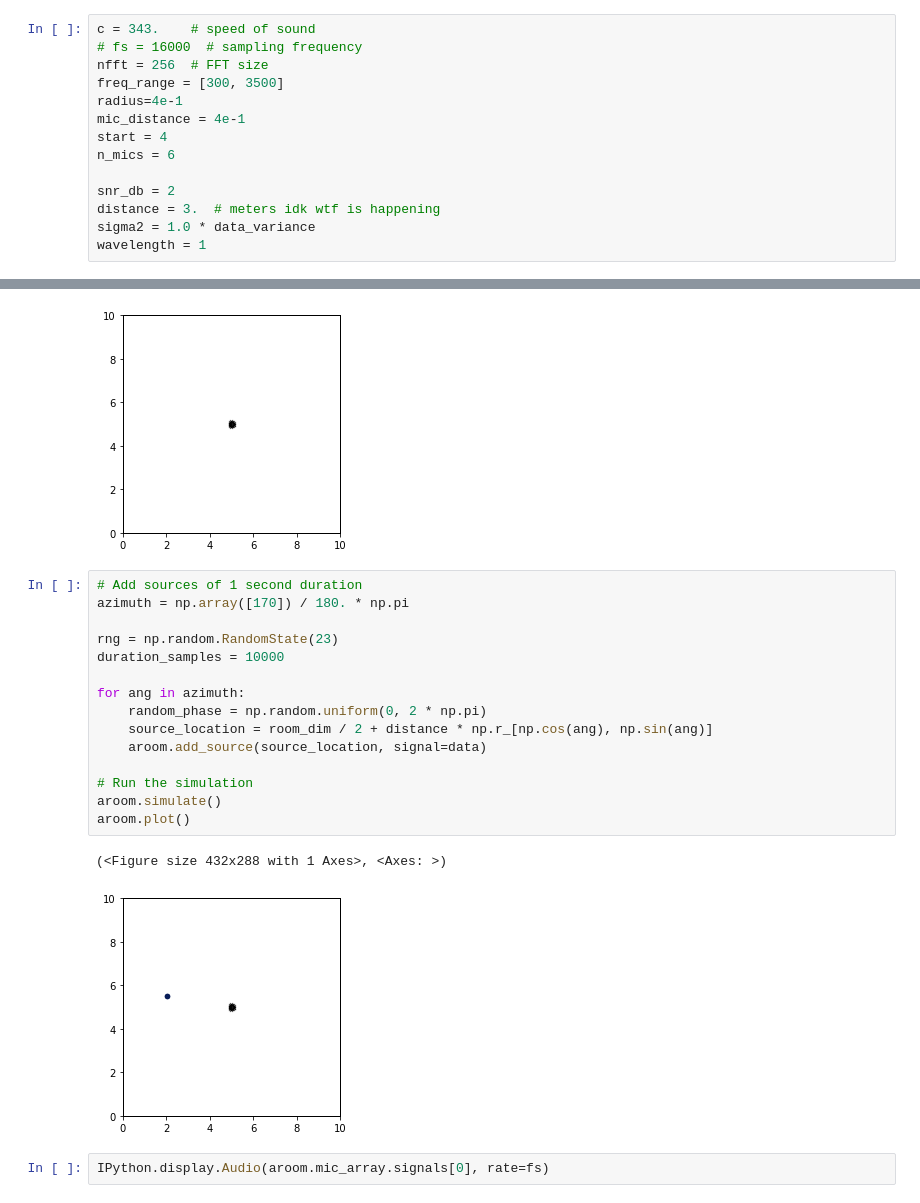
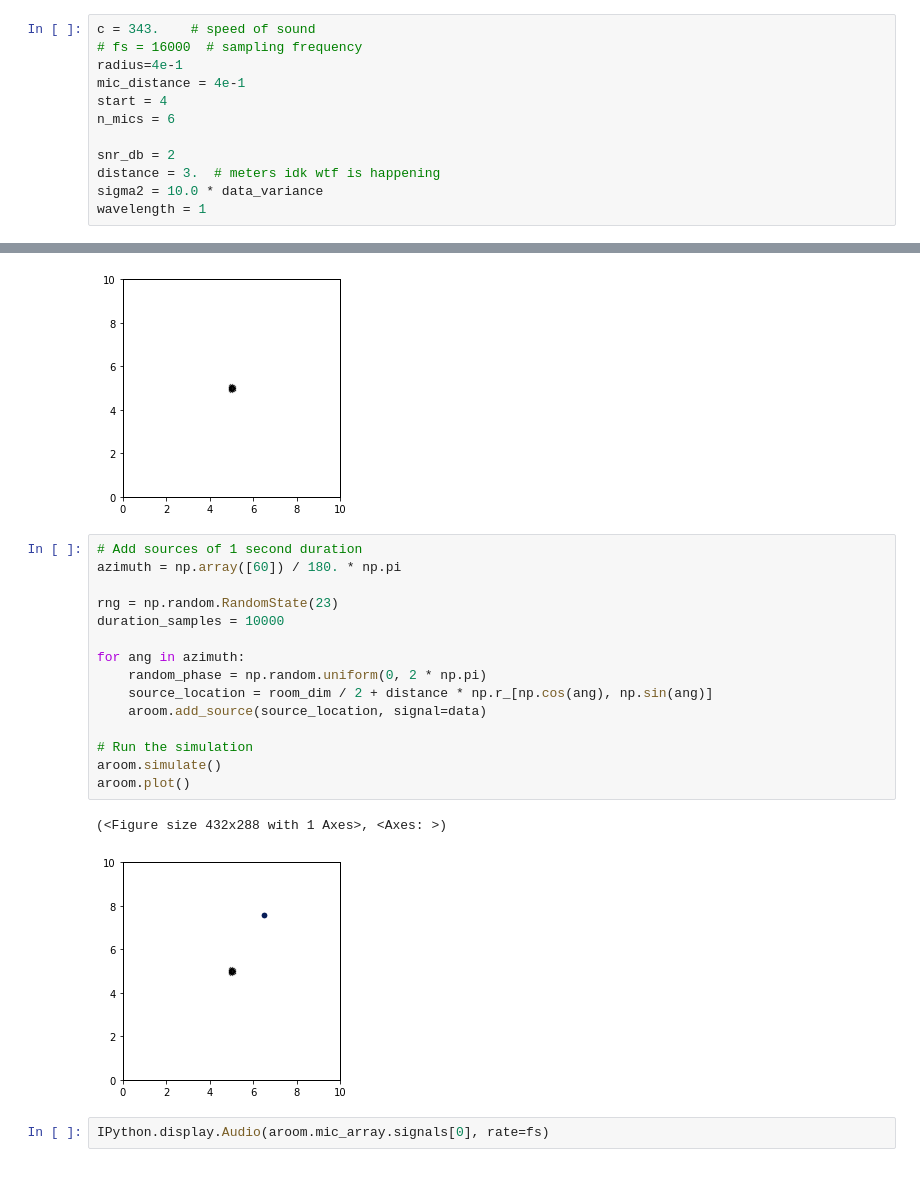
Before and after one commit to MichelDucartier/music_doa, a Jupyter notebook: MUSIC_pra.ipynb, the cells around one changed output, grey strips where cells are left out. Drawn from its saved outputs; the diff is of its cells as text.

```diff
--- a/MUSIC_pra.ipynb
+++ b/MUSIC_pra.ipynb
@@ -33,8 +36,6 @@ plt.show()
 # %%
 c = 343.    # speed of sound
 # fs = 16000  # sampling frequency
-nfft = 256  # FFT size
-freq_range = [300, 3500]
 radius=4e-1
 mic_distance = 4e-1
 start = 4
@@ -42,7 +43,7 @@ n_mics = 6
 
 snr_db = 2
 distance = 3.  # meters idk wtf is happening
-sigma2 = 1.0 * data_variance
+sigma2 = 10.0 * data_variance
 wavelength = 1
 # %%
 room_dim = np.r_[10.,10.]
@@ -59,22 +60,22 @@ aroom.plot()
 [figure]
 # %%
 # Add sources of 1 second duration
-azimuth = np.array([170]) / 180. * np.pi
+azimuth = np.array([60]) / 180. * np.pi
 
 rng = np.random.RandomState(23)
 duration_samples = 10000
 
 for ang in azimuth:
     random_phase = np.random.uniform(0, 2 * np.pi)
     source_location = room_dim / 2 + distance * np.r_[np.cos(ang), np.sin(ang)]
     aroom.add_source(source_location, signal=data)
 
 # Run the simulation
 aroom.simulate()
 aroom.plot()
 # %% [output]
 (<Figure size 432x288 with 1 Axes>, <Axes: >)
-[figure, old version]
+[figure, new version]
 # %%
 IPython.display.Audio(aroom.mic_array.signals[0], rate=fs)
 # %% [output]
```
Also changed, not shown: parts of 4 cells of this notebook, 5 other files.
